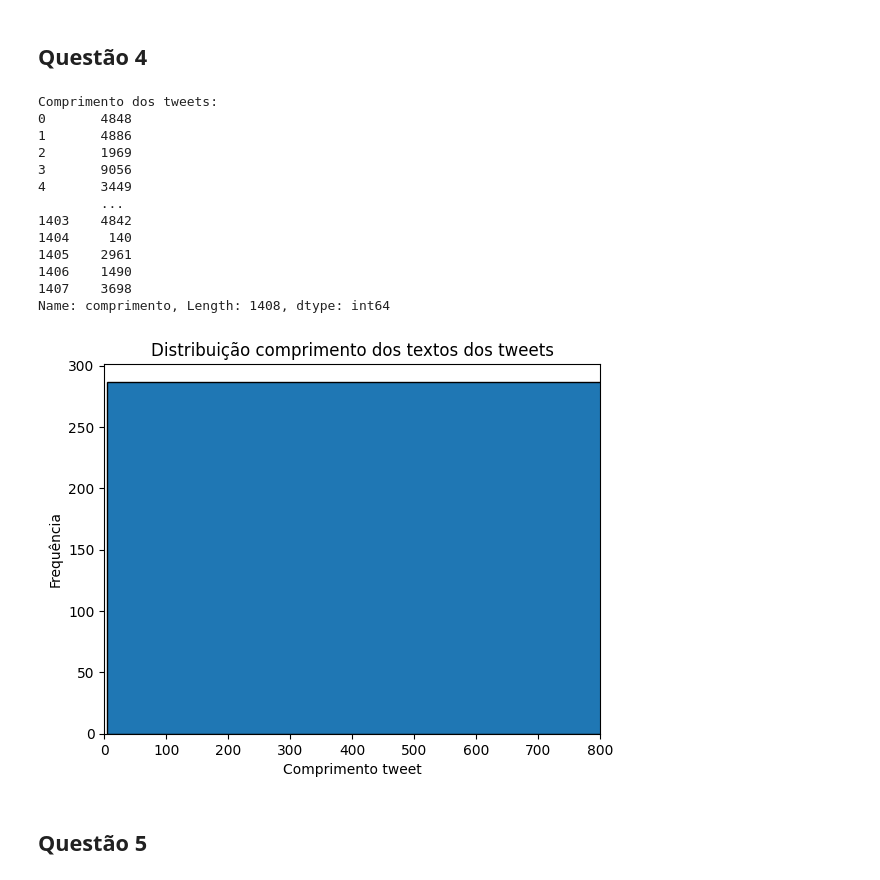
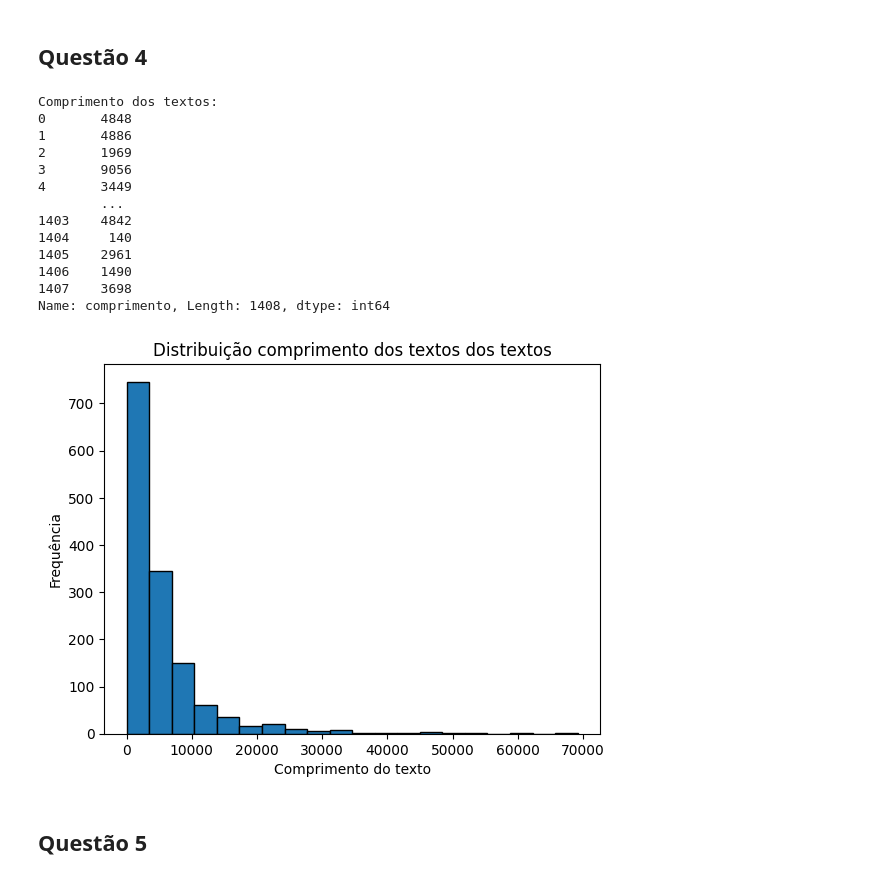
Before and after one commit to ghastcmd/natural-language-processing, a Jupyter notebook: list-1/code.ipynb, the cells around one changed output. Saved outputs shown, nothing was run; the diff lists cells and outputs as text; code cells hidden in the pictures.

```diff
--- a/list-1/code.ipynb
+++ b/list-1/code.ipynb
@@ -93,10 +94,10 @@ data = pd.read_csv('../datasets/website_classification.csv')
 # %%
 data['comprimento'] = data['cleaned_website_text'].apply(lambda x: len(x))
 
-print("Comprimento dos tweets:")
+print("Comprimento dos textos:")
 print(data['comprimento'])
 # %% [output]
-Comprimento dos tweets:
+Comprimento dos textos:
 0       4848
 1       4886
 2       1969
@@ -110,15 +111,14 @@ Comprimento dos tweets:
 1407    3698
 Name: comprimento, Length: 1408, dtype: int64
 # %%
-plt.hist(data['comprimento'], bins=60, edgecolor='black')
-plt.xlabel('Comprimento tweet')
+plt.hist(data['comprimento'], bins=20, edgecolor='black')
+plt.xlabel('Comprimento do texto')
 plt.ylabel('Frequência')
-plt.title('Distribuição comprimento dos textos dos tweets')
-plt.xlim(0, 800)
+plt.title('Distribuição comprimento dos textos dos textos')
 
 plt.show()
 # %% [output]
-[figure, old version]
+[figure, new version]
 # %% [markdown]
 ## Questão 5
 # %%
```
Also changed, not shown: parts of 16 cells of this notebook, 2 other files.
